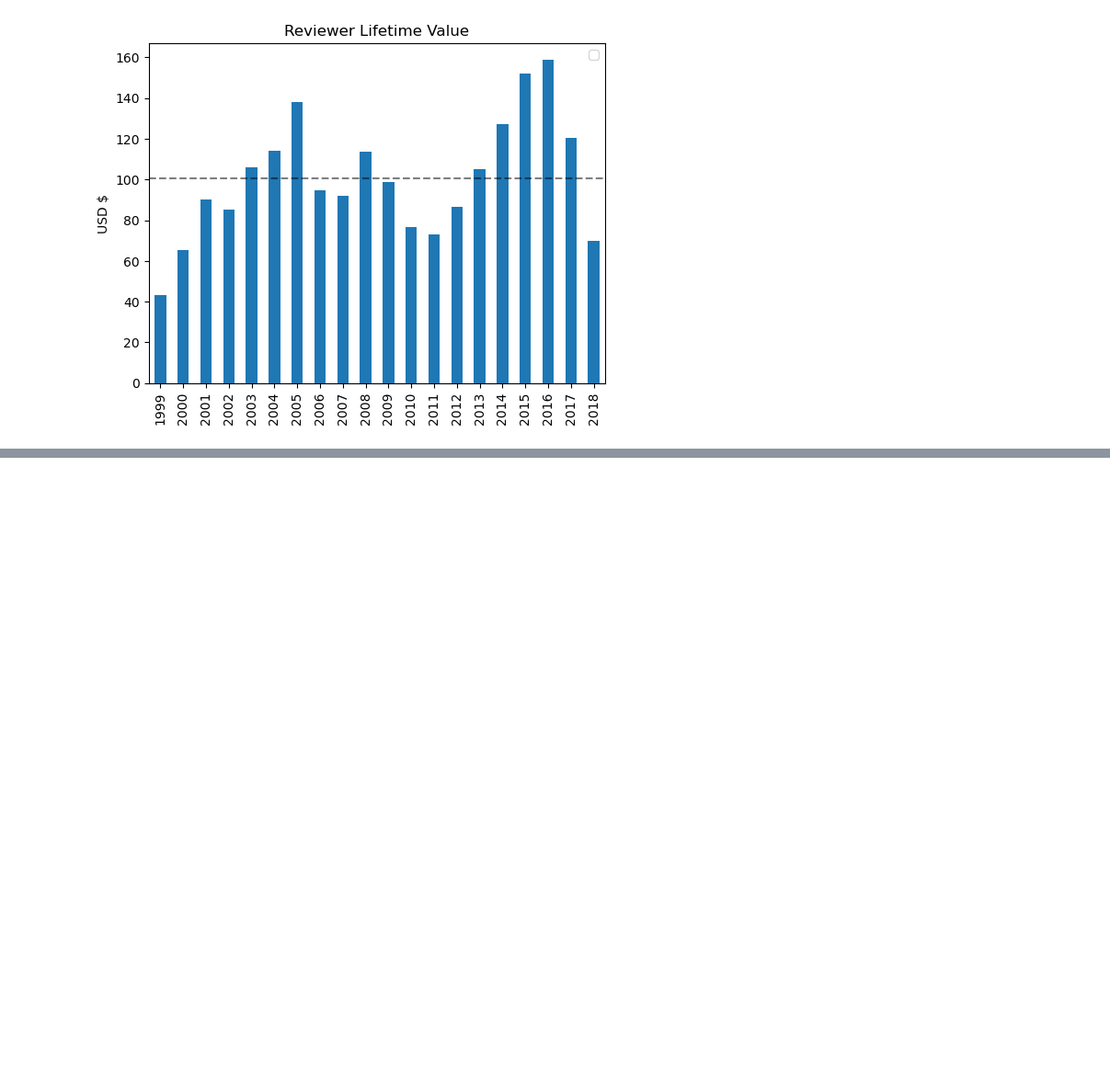
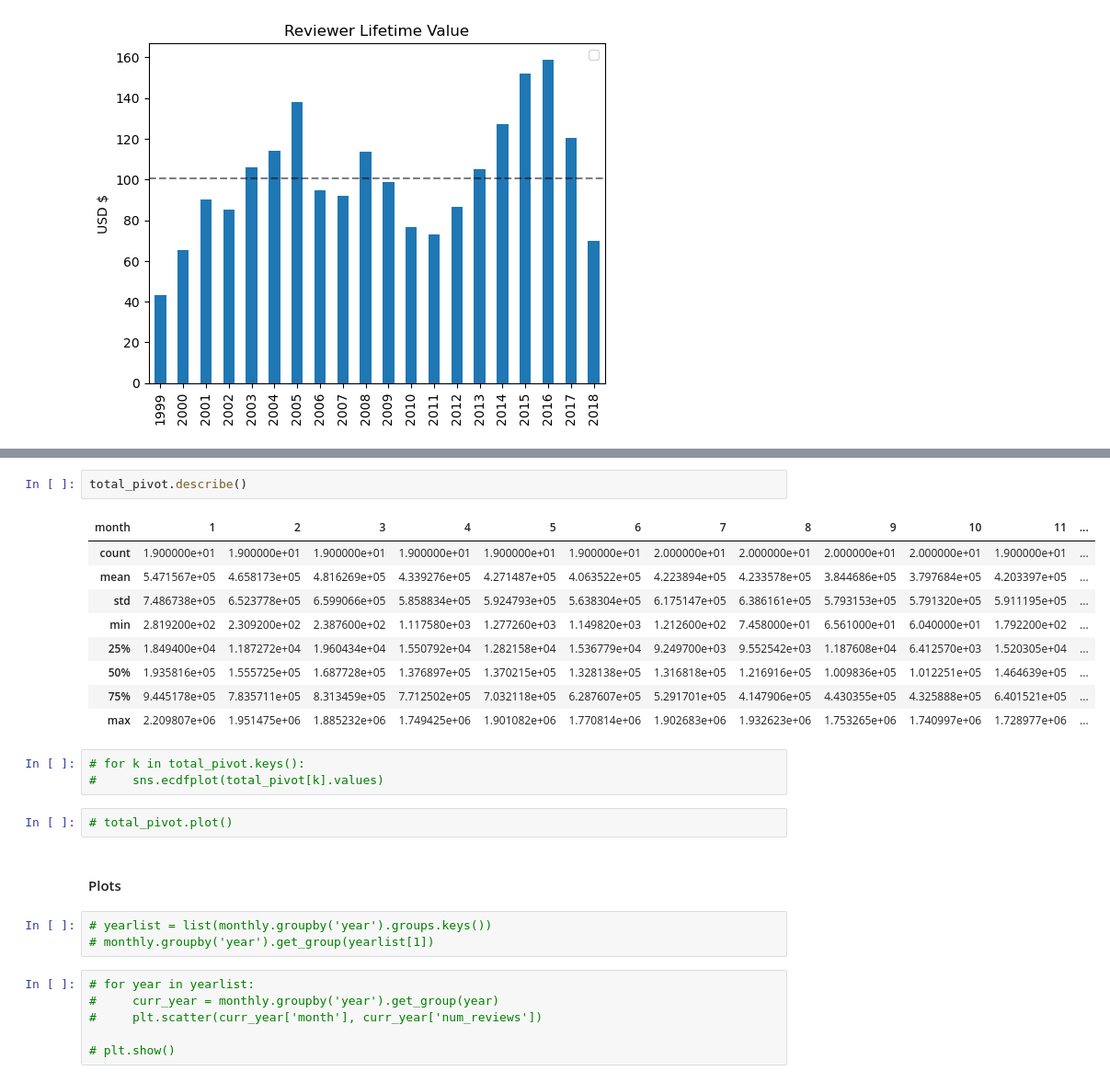
Before and after one commit to clmangham/amazon_electronics_reviewer_value, a Jupyter notebook: electronics_analysis.ipynb, the cells around one changed output, grey strips where cells are left out. Shown: that part at 92% size. Drawn from its saved outputs; the diff is of its cells as text; blank space fills up the shorter version.

```diff
--- a/electronics_analysis.ipynb
+++ b/electronics_analysis.ipynb
@@ -326,0 +414,28 @@ plt.show()
+# %%
+total_pivot.describe()
+# %% [output]
+| month | 1 | 2 | 3 | 4 | 5 | 6 | 7 | 8 | 9 | 10 | 11 | ... |
+| count | 1.900000e+01 | 1.900000e+01 | 1.900000e+01 | 1.900000e+01 | 1.900000e+01 | 1.900000e+01 | 2.000000e+01 | 2.000000e+01 | 2.000000e+01 | 2.000000e+01 | 1.900000e+01 | ... |
+| mean | 5.471567e+05 | 4.658173e+05 | 4.816269e+05 | 4.339276e+05 | 4.271487e+05 | 4.063522e+05 | 4.223894e+05 | 4.233578e+05 | 3.844686e+05 | 3.797684e+05 | 4.203397e+05 | ... |
+| std | 7.486738e+05 | 6.523778e+05 | 6.599066e+05 | 5.858834e+05 | 5.924793e+05 | 5.638304e+05 | 6.175147e+05 | 6.386161e+05 | 5.793153e+05 | 5.791320e+05 | 5.911195e+05 | ... |
+| min | 2.819200e+02 | 2.309200e+02 | 2.387600e+02 | 1.117580e+03 | 1.277260e+03 | 1.149820e+03 | 1.212600e+02 | 7.458000e+01 | 6.561000e+01 | 6.040000e+01 | 1.792200e+02 | ... |
+| 25% | 1.849400e+04 | 1.187272e+04 | 1.960434e+04 | 1.550792e+04 | 1.282158e+04 | 1.536779e+04 | 9.249700e+03 | 9.552542e+03 | 1.187608e+04 | 6.412570e+03 | 1.520305e+04 | ... |
+| 50% | 1.935816e+05 | 1.555725e+05 | 1.687728e+05 | 1.376897e+05 | 1.370215e+05 | 1.328138e+05 | 1.316818e+05 | 1.216916e+05 | 1.009836e+05 | 1.012251e+05 | 1.464639e+05 | ... |
+| 75% | 9.445178e+05 | 7.835711e+05 | 8.313459e+05 | 7.712502e+05 | 7.032118e+05 | 6.287607e+05 | 5.291701e+05 | 4.147906e+05 | 4.430355e+05 | 4.325888e+05 | 6.401521e+05 | ... |
+| max | 2.209807e+06 | 1.951475e+06 | 1.885232e+06 | 1.749425e+06 | 1.901082e+06 | 1.770814e+06 | 1.902683e+06 | 1.932623e+06 | 1.753265e+06 | 1.740997e+06 | 1.728977e+06 | ... |
+# %%
+# for k in total_pivot.keys():
+#     sns.ecdfplot(total_pivot[k].values)
+# %%
+# total_pivot.plot()
+# %% [markdown]
+#### Plots
+# %%
+# yearlist = list(monthly.groupby('year').groups.keys())
+# monthly.groupby('year').get_group(yearlist[1])
+# %%
+# for year in yearlist:
+#     curr_year = monthly.groupby('year').get_group(year)
+#     plt.scatter(curr_year['month'], curr_year['num_reviews'])
+
+# plt.show()
```
Also changed, not shown: parts of 10 cells of this notebook.
